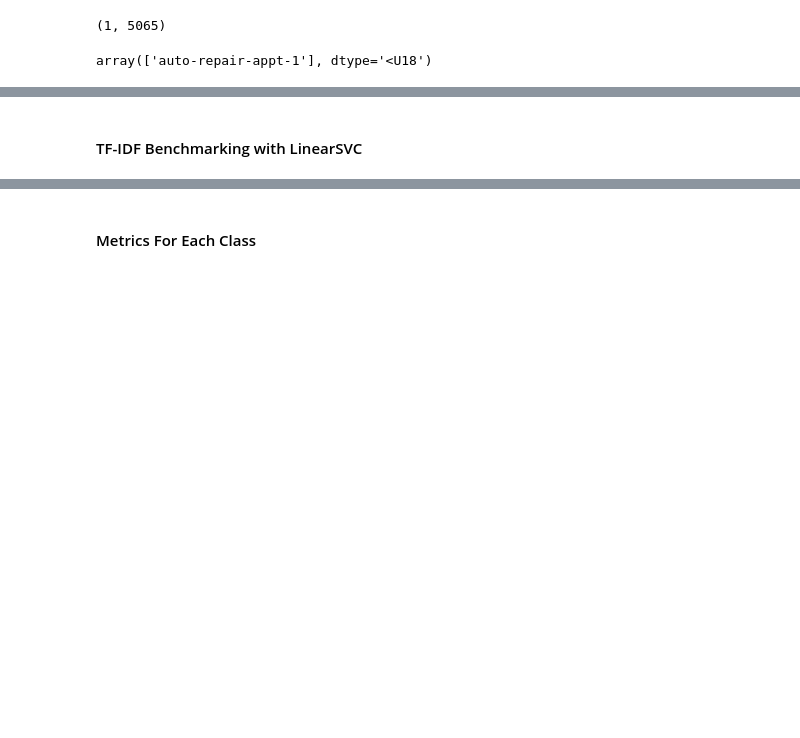
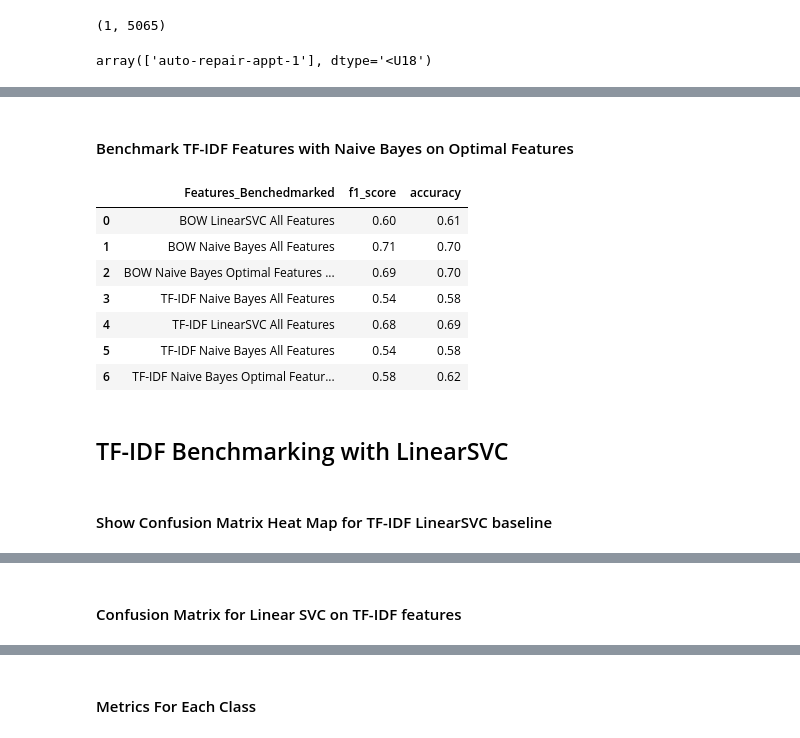
Before and after one commit to CSML1010-3-2020/NLPCourseProject, a Jupyter notebook: CSML1010_Group3_Course_Project_Feature_Engineering_Selection.ipynb, the cells around one changed output, grey strips where cells are left out. Cells and saved outputs as stored; diff of their text form; code cells hidden in the pictures; blank space fills up the shorter version.

Commit message:
Continued with Feature Selection.

```diff
--- a/CSML1010_Group3_Course_Project_Feature_Engineering_Selection.ipynb
+++ b/CSML1010_Group3_Course_Project_Feature_Engineering_Selection.ipynb
@@ -415,0 +515,3 @@ restaurant-table-3       0.67      0.91      0.77        22
+# %%
+model_nb_bow_opt = MultinomialNB()
+cm_optimal, pred_opt, f1_opt, report_opt, accuracy_opt = SelectBestModelFeatures_Chi(model_nb_bow_opt, 960, X_train_bow, y_train, X_test_bow, y_test)
@@ -438,5 +590,7 @@ print(X_test_tfidf.shape)
 # %%
-clf = MultinomialNB().fit(X_train_tfidf, y_train)
+clf = MultinomialNB()#.fit(X_train_tfidf, y_train)
+
+cm_nb_tfidf, pred_nb_tfidf, f1_nb_tfidf, report_nb_tfidf, accuracy_nb_tfidf = Build_Model(clf, X_train_tfidf, y_train, X_test_tfidf, y_test)
 # %% [markdown]
 #### Make Some Predictions
 # %%
@@ -498,0 +652,5 @@ restaurant-table-3       0.65      0.77      0.71        22
+# %%
+# Save benchmark output
+rows_benchmarks.append(["TF-IDF Naive Bayes All Features", f1_nb_tfidf, accuracy_nb_tfidf])
+df_benchmarks = pd.DataFrame(rows_benchmarks, columns=["Features_Benchedmarked", "f1_score", "accuracy"])
+df_benchmarks
@@ -498,0 +663,26 @@ restaurant-table-3       0.65      0.77      0.71        22
+# %%
+from sklearn.feature_selection import SelectKBest
+from sklearn.feature_selection import chi2
+from sklearn.preprocessing import MinMaxScaler
+from sklearn.preprocessing import MaxAbsScaler
+
+def SelectBestModelFeatures_Chi_sparse(model, num_feats, features_train, labels_train, features_test, labels_test):
+    X_norm = MaxAbsScaler().fit_transform(features_train, labels_train)
+    chi_selector = SelectKBest(chi2, k=num_feats)
+    chi_selector.fit(X_norm, labels_train)
+    chi_support = chi_selector.get_support()
+
+    X_train_chi = features_train[:,chi_support]
+    X_test_chi = features_test[:,chi_support]
+    classifier_chi = model.fit(X_train_chi, labels_train)
+
+    # Predicter to output
+    predict_chi = classifier_chi.predict(X_test_chi)
+
+    # Metrics to output
+    cm_chi = confusion_matrix(predict_chi,labels_test)
+    report_chi = metrics.classification_report(labels_test, predict_chi)
+    f1_chi = metrics.f1_score(labels_test, predict_chi, average='weighted')
+    accuracy_chi = cm_chi.trace()/cm_chi.sum()
+
+    return cm_chi, predict_chi, f1_chi, report_chi, accuracy_chi
@@ -499,2 +735,19 @@ restaurant-table-3       0.65      0.77      0.71        22
+# %% [markdown]
+#### Benchmark TF-IDF Features with Naive Bayes on Optimal Features
+# %%
+cm_tf_nb, pred_tf_nb, f1_tf_nb, report_tf_nb, accuracy_tf_nb = SelectBestModelFeatures_Chi_sparse(clf, 1115, X_train_tfidf, y_train, X_test_tfidf, y_test)
+# Save benchmark output
+rows_benchmarks.append(["TF-IDF Naive Bayes Optimal Features Selected: 1115", f1_tf_nb, accuracy_tf_nb])
+df_benchmarks = pd.DataFrame(rows_benchmarks, columns=["Features_Benchedmarked", "f1_score", "accuracy"])
+df_benchmarks
+# %% [output]
+|  | Features_Benchedmarked | f1_score | accuracy |
+| 0 | BOW LinearSVC All Features | 0.60 | 0.61 |
+| 1 | BOW Naive Bayes All Features | 0.71 | 0.70 |
+| 2 | BOW Naive Bayes Optimal Features ... | 0.69 | 0.70 |
+| 3 | TF-IDF Naive Bayes All Features | 0.54 | 0.58 |
+| 4 | TF-IDF LinearSVC All Features | 0.68 | 0.69 |
+| 5 | TF-IDF Naive Bayes All Features | 0.54 | 0.58 |
+| 6 | TF-IDF Naive Bayes Optimal Featur... | 0.58 | 0.62 |
 # %% [markdown]
-#### TF-IDF Benchmarking with LinearSVC
+## TF-IDF Benchmarking with LinearSVC
@@ -501 +760,3 @@ restaurant-table-3       0.65      0.77      0.71        22
+# %% [markdown]
+#### Show Confusion Matrix Heat Map for TF-IDF LinearSVC baseline
 # %%
@@ -514,3 +770,5 @@ plt.xlabel('Predicted')
 plt.show()
 # %% [output]
 [drawing not drawn]
+# %% [markdown]
+#### Confusion Matrix for Linear SVC on TF-IDF features
```
Also changed, not shown: parts of 64 cells of this notebook.
